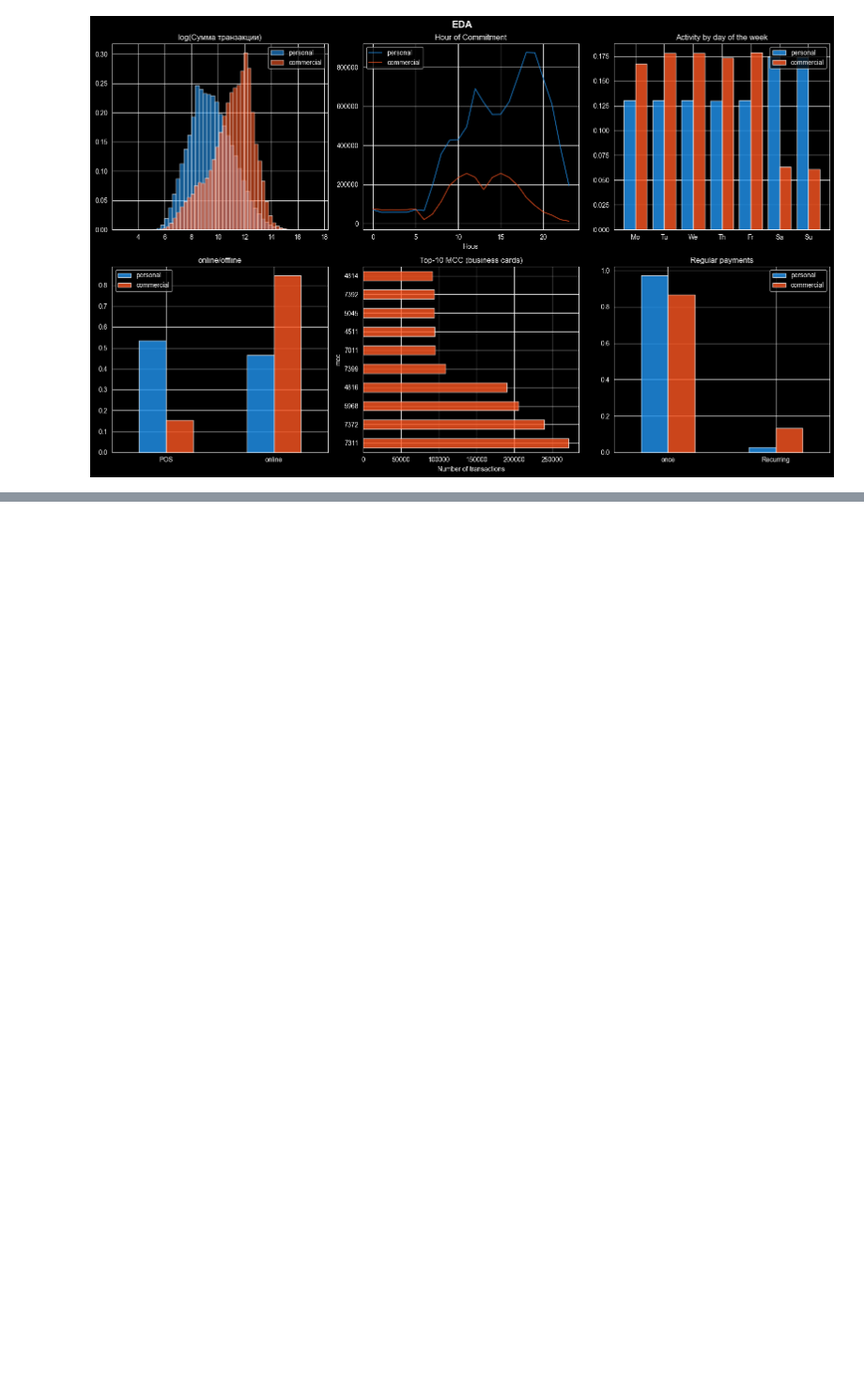
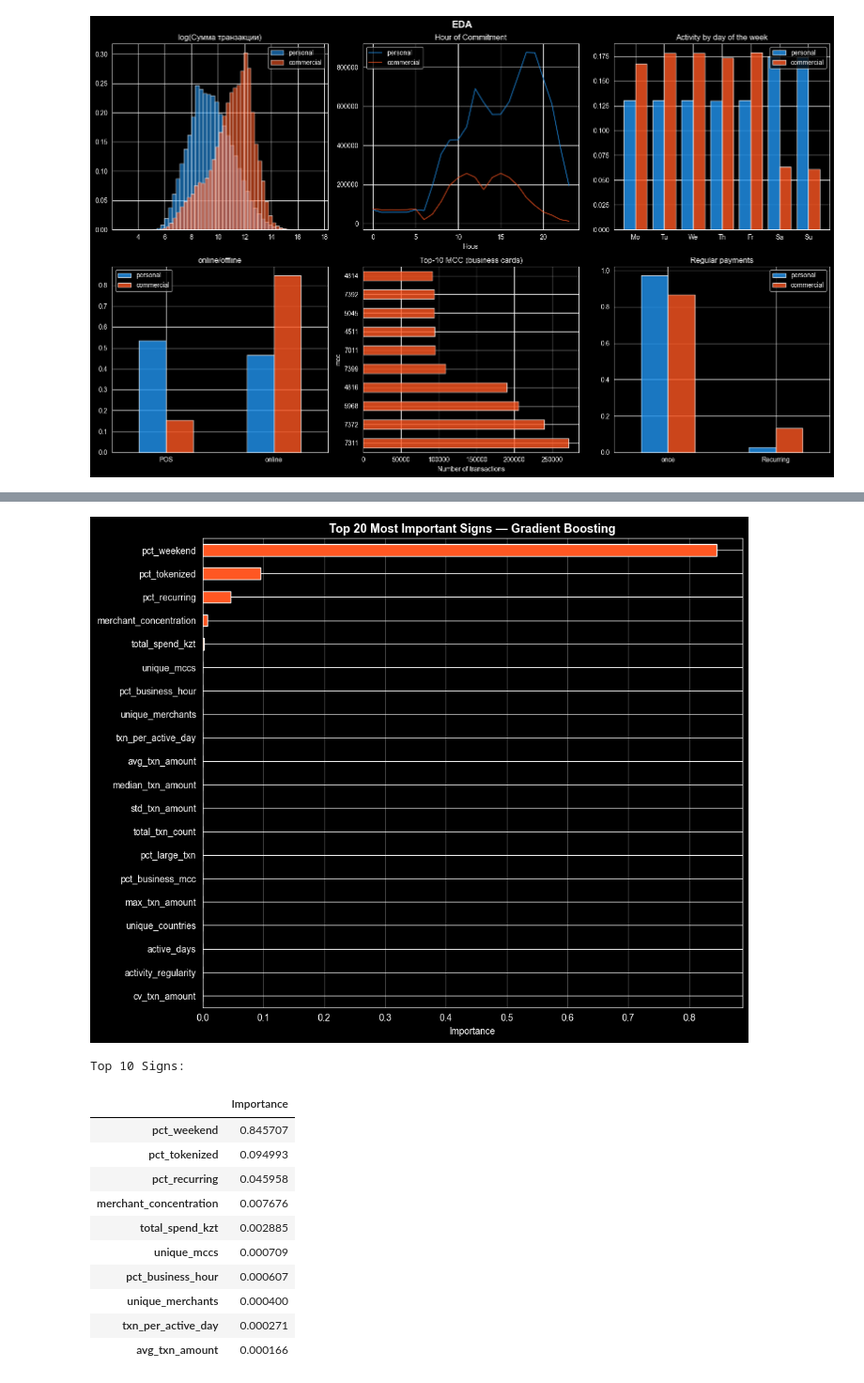
Before and after one commit to asset-data-ai/MDQ_teams, a Jupyter notebook: ml.ipynb, the cells around one changed output, grey strips where cells are left out. Shown at 94% size. Cells and saved outputs as stored; diff of their text form; code cells hidden in the pictures; blank space fills up the shorter version.

```diff
--- a/ml.ipynb
+++ b/ml.ipynb
@@ -193,0 +344,39 @@ plt.show()
+# %%
+if hasattr(best_model, 'feature_importances_'):
+    importances = best_model.feature_importances_
+elif hasattr(best_model, 'named_steps'):
+    clf = best_model.named_steps.get('clf')
+    importances = np.abs(clf.coef_[0]) if hasattr(clf, 'coef_') else None
+else:
+    importances = None
+
+if importances is not None:
+    feat_imp = pd.Series(importances, index=FEATURE_COLS).sort_values(ascending=False)
+    top20 = feat_imp.head(20)
+
+    fig, ax = plt.subplots(figsize=(10, 8))
+    top20.sort_values().plot(kind='barh', ax=ax, color='#FF5722')
+    ax.set_title(f'Top 20 Most Important Signs — {best_name}',
+                 fontsize=13, fontweight='bold')
+    ax.set_xlabel('Importance')
+    ax.grid(alpha=0.3, axis='x')
+    plt.tight_layout()
+    plt.savefig('feature_importance.png', dpi=150, bbox_inches='tight')
+    plt.show()
+
+    print('Top 10 Signs:')
+    display(feat_imp.head(10).to_frame('Importance'))
+# %% [output]
+[figure, added]
+Top 10 Signs:
+|  | Importance |
+| pct_weekend | 0.845707 |
+| pct_tokenized | 0.094993 |
+| pct_recurring | 0.045958 |
+| merchant_concentration | 0.007676 |
+| total_spend_kzt | 0.002885 |
+| unique_mccs | 0.000709 |
+| pct_business_hour | 0.000607 |
+| unique_merchants | 0.000400 |
+| txn_per_active_day | 0.000271 |
+| avg_txn_amount | 0.000166 |
```
Also changed, not shown: parts of 14 cells of this notebook, 4 other files.
